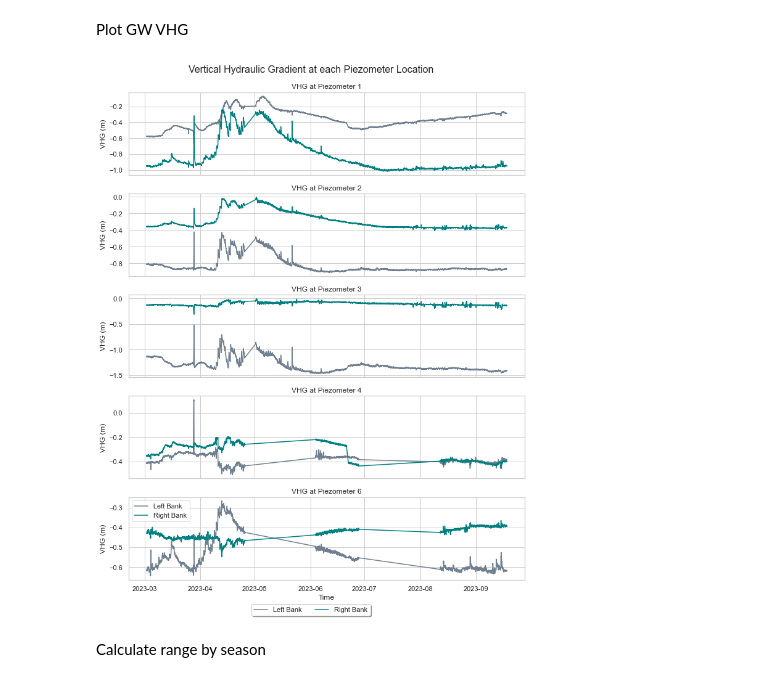
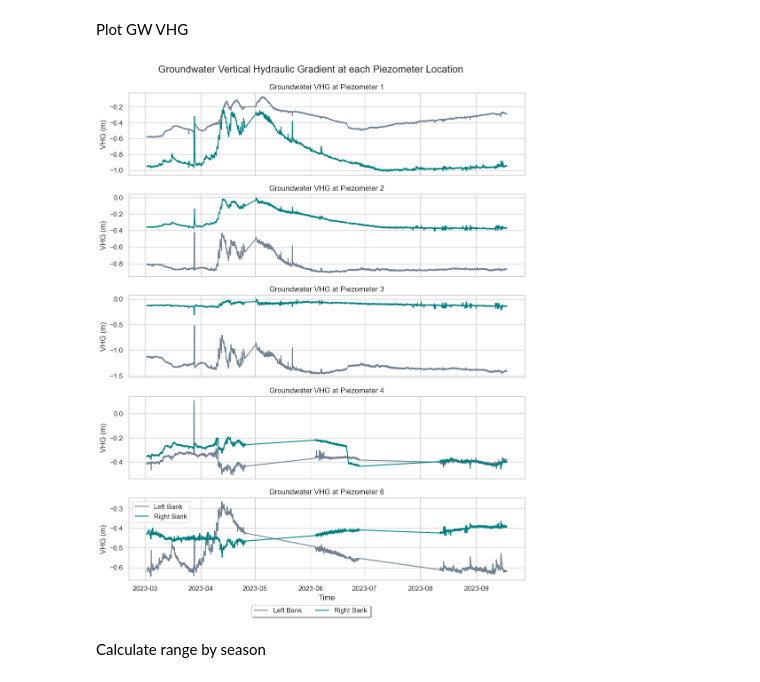
Before and after one commit to nicole-hucke/sediment_trap_paper, a Jupyter notebook: VHG_plots/VHG_plotting.ipynb, the cells around one changed output. Drawn from its saved outputs; the diff is of its cells as text; code cells hidden in the pictures.

Commit message:
updated VHG plotting code
added piezometer range calculations to accurately add to the paper :)

```diff
--- a/VHG_plots/VHG_plotting.ipynb
+++ b/VHG_plots/VHG_plotting.ipynb
@@ -204,42 +330,42 @@ fig, axes = plt.subplots(nrows=5, ncols=1, figsize=(10, 12), sharex=True, faceco
 # plot for Location at P1
 sns.lineplot(data=P1_VHG, x='Date_Time', y='Left_VHG', color='slategray', linestyle='-', ax=axes[0])
 sns.lineplot(data=P1_VHG, x='Date_Time', y='Right_VHG', color='teal', linestyle='-', ax=axes[0])
-axes[0].set_title('VHG at Piezometer 1')
+axes[0].set_title('Groundwater VHG at Piezometer 1')
 axes[0].set_ylabel('VHG (m)')
 
 # Plot for Location at P2
 sns.lineplot(data=P2_VHG, x='Date_Time', y='Left_VHG', color='slategray', linestyle='-', ax=axes[1])
 sns.lineplot(data=P2_VHG, x='Date_Time', y='Right_VHG', color='teal', linestyle='-', ax=axes[1])
-axes[1].set_title('VHG at Piezometer 2')
+axes[1].set_title('Groundwater VHG at Piezometer 2')
 axes[1].set_ylabel('VHG (m)')
 
 # Plot for Location at P3
 sns.lineplot(data=P3_VHG, x='Date_Time', y='Left_VHG', color='slategray', linestyle='-', ax=axes[2])
 sns.lineplot(data=P3_VHG, x='Date_Time', y='Right_VHG', color='teal', linestyle='-', ax=axes[2])
-axes[2].set_title('VHG at Piezometer 3')
+axes[2].set_title('Groundwater VHG at Piezometer 3')
 axes[2].set_ylabel('VHG (m)')
 
 # Plot for Location at P4
 sns.lineplot(data=P4_VHG, x='Date_Time', y='Left_VHG', color='slategray', linestyle='-', ax=axes[3])
 sns.lineplot(data=P4_VHG, x='Date_Time', y='Right_VHG', color='teal', linestyle='-', ax=axes[3])
-axes[3].set_title('VHG at Piezometer 4')
+axes[3].set_title('Groundwater VHG at Piezometer 4')
 axes[3].set_ylabel('VHG (m)')
 
 # Plot for Location at P6
 sns.lineplot(data=P6_VHG, x='Date_Time', y='Left_VHG', color='slategray', linestyle='-', ax=axes[4], label = 'Left Bank')
 sns.lineplot(data=P6_VHG, x='Date_Time', y='Right_VHG', color='teal', linestyle='-', ax=axes[4], label = 'Right Bank')
-axes[4].set_title('VHG at Piezometer 6')
+axes[4].set_title('Groundwater VHG at Piezometer 6')
 axes[4].set_ylabel('VHG (m)')
 axes[4].set_xlabel('Time')
 
 # Adjust layout
 plt.tight_layout()
-fig.suptitle('Vertical Hydraulic Gradient at each Piezometer Location', fontsize=16, y=1.02)
+fig.suptitle('Groundwater Vertical Hydraulic Gradient at each Piezometer Location', fontsize=16, y=1.02)
 fig.legend(loc='lower center', bbox_to_anchor=(0.5, -0.02), fancybox=True, shadow=True, ncol=3)
 plt.savefig('plots/GW_VHGs.jpg', dpi=900, bbox_inches='tight')
 plt.show()
 # %% [output]
-[figure, old version]
+[figure, new version]
 # %% [markdown]
 Calculate range by season
 # %%
```
Also changed, not shown: parts of 8 cells of this notebook, 3 other files.
